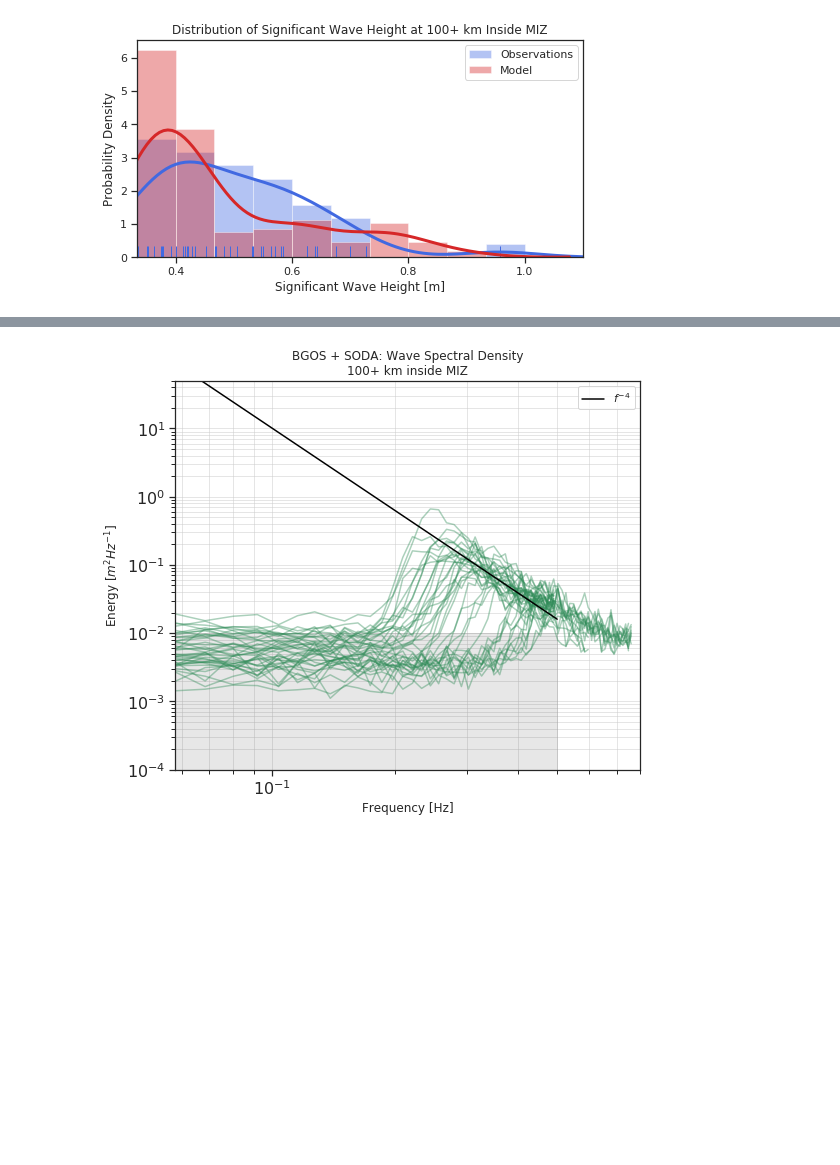
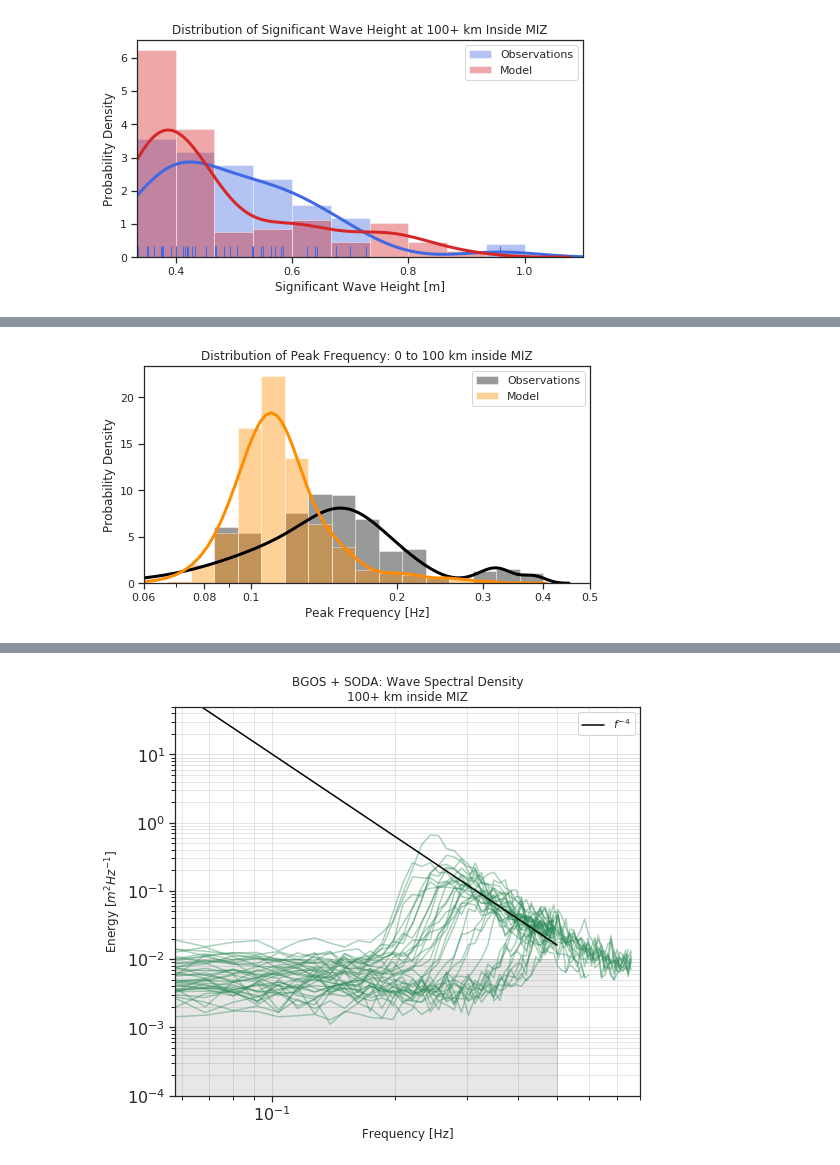
Before and after one commit to vtcooper/waveice, a Jupyter notebook: wave_ice_analysis_2021_pub.ipynb, the cells around one changed output, grey strips where cells are left out. Saved outputs shown, nothing was run; the diff lists cells and outputs as text; code cells hidden in the pictures; blank space fills up the shorter version.

```diff
--- a/wave_ice_analysis_2021_pub.ipynb
+++ b/wave_ice_analysis_2021_pub.ipynb
@@ -1128,0 +1358,44 @@ with sns.axes_style('white'):
+# %%
+## 1d histogram obs and model
+## peak frequency: 0 to 100
+## BEAUFORT REGION
+setmin = 6e-2
+setmax = 5e-1
+hsmin = 0.33
+nbins = 20
+bins = np.logspace(np.log10(setmin),np.log10(setmax),nbins)
+
+model_fp = vbeau_fp_0to100[vbeau_hs_0to100 > hsmin]
+
+with sns.axes_style('white'):
+    fig,ax = plt.subplots(1,1,figsize=(8,4))
+
+    minorticks()
+    plt.subplot()
+    ax1 = sns.distplot(fptemp_0to100[hstemp_0to100 > hsmin],bins=bins,kde=True,rug=False,
+                       color='k',
+                       label='Observations',
+#                        hist_kws={'range':(setmin,setmax)},
+                       kde_kws={'linewidth':3,'bw':'scott',
+                                'label':'','clip':[setmin,setmax]})
+    sns.distplot(model_fp,bins=bins,kde=True,
+                 color='darkorange',
+                 label='Model',
+#                  hist_kws={'range':(setmin,setmax)},
+                 kde_kws={'linewidth':3,'bw':0.01,'label':'','clip':[setmin,setmax]},
+                 ax=ax1)
+    plt.title('Distribution of Peak Frequency: 0 to 100 km inside MIZ')
+    plt.ylabel('Probability Density')
+    plt.xlabel('Peak Frequency [Hz]')
+#     plt.xticks(np.linspace(0.4,1.0,4))
+    plt.xlim(setmin,setmax)
+    plt.legend()
+    plt.xscale('log')
+    plt.tick_params(axis='x', which='minor',labelsize=105)
+
+    xticklab = np.round(np.append([0.06,0.08],np.arange(0.1,0.51,0.1)),2)
+    plt.xticks(ticks=xticklab,labels=xticklab.astype(str))
+
+    plt.show()
+# %% [output]
+[figure, added]
```
Also changed, not shown: parts of 21 cells of this notebook.
